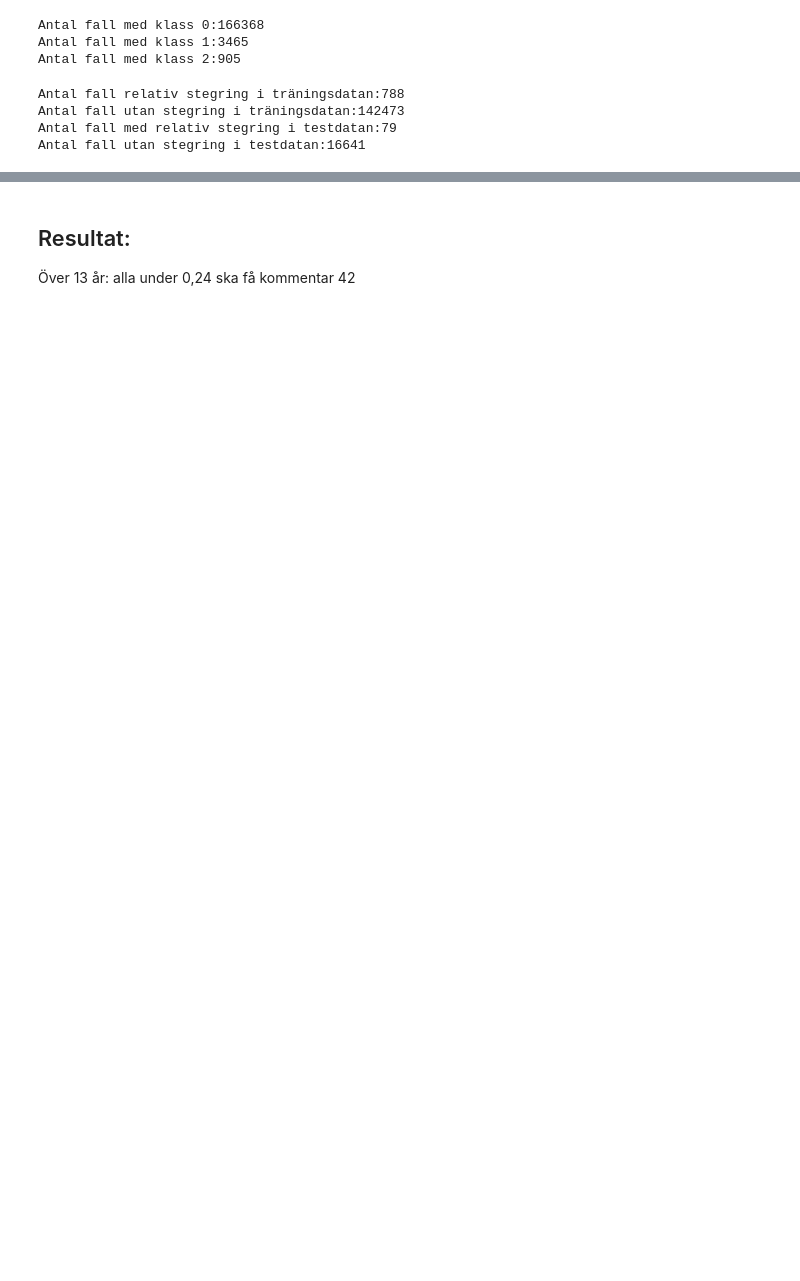
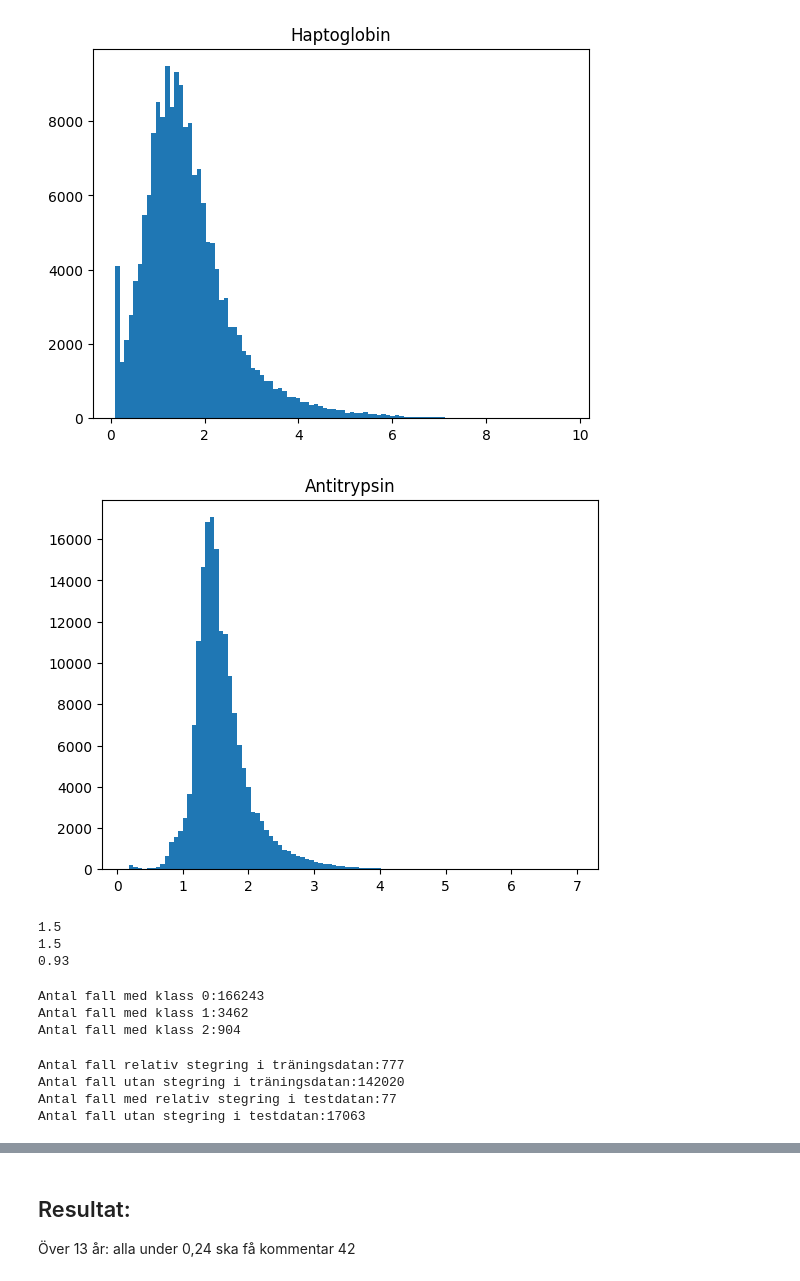
Before and after one commit to andreasjak/MSc26_Assar, a Jupyter notebook: andra biomarkörer/haptoglobin.ipynb, the cells around one changed output, grey strips where cells are left out. Saved outputs shown, nothing was run; the diff lists cells and outputs as text; code cells hidden in the pictures; blank space fills up the shorter version.

```diff
--- a/andra biomarkörer/haptoglobin.ipynb
+++ b/andra biomarkörer/haptoglobin.ipynb
@@ -8,6 +8,8 @@ import torch.nn as nn
 from torch.utils.data import DataLoader, TensorDataset
 from sklearn.metrics import mean_absolute_error
 import matplotlib.pyplot as plt
+from functions.analyte import ANALYTES
+
 
 
 con = duckdb.connect('../capillary.db')
@@ -21,41 +23,67 @@ df = con.execute("""
                     any_value(age) as age,
                     any_value(set) as set,
                     any_value(haptoglobin) as haptoglobin,
-                    any_value(analysis) as analysis,
-                    any_value(protein_value) as protein_value
+                    any_value(albumin) as albumin,
+                    any_value(orosomukoid) as orosomukoid,
+                    any_value(crp) as crp,
+                    any_value(antitrypsin) as antitrypsin,
+                    any_value(label) as label
                 FROM protein_data p
                 LEFT JOIN comment_precences c
                     ON p.id = c.row_id
                 GROUP BY id
                  """).df()
 
 con.close()
 
 def to_severity(comments: list[int]):
     max_found = 0
     for comment in comments:
         result = map_severity(comment)
         if result > max_found:
             max_found = result
     return max_found
 
 
 def map_severity(label: int) -> int:
     severity = 0
     match label:
         case 40 |41 |42:
             severity = 1 #absolut
         case 43 | 44 | 45:
             severity = 2 #relativ
         case _:
             severity = 0
     return severity
 
+protein_cols = [a.col for a in ANALYTES[0:5]]
+
+df = df.dropna(subset=protein_cols)
 
 
 df['severity'] = df['comment_nr'].apply(to_severity)
 df['relativ'] = (df['severity'] == 2).astype(int)
 df = df[df['age']> 13]
+
+plt.figure()
+plt.title("Haptoglobin")
+plt.hist(df['haptoglobin'],bins=100)
+plt.show()
+
+plt.figure()
+plt.title("Antitrypsin")
+plt.hist(df['antitrypsin'],bins=100)
+plt.show()
+
+print(np.median(df[df['label'] == 0]['antitrypsin']))
+print(np.median(df[df['label'] == 0]['haptoglobin']))
+print(np.median(df[df['label'] == 0]['orosomukoid']))
+# %% [output]
+[figure, added]
+[figure, added]
+1.5
+1.5
+0.93
 # %%
 severity_range = [0,1,2]
 
@@ -72,9 +100,9 @@ for i in severity_range:
     no_occurences = (df['severity'] == i).sum()
     position_weights.append( most_frequent/no_occurences)
 # %% [output]
-Antal fall med klass 0:166368
-Antal fall med klass 1:3465
-Antal fall med klass 2:905
+Antal fall med klass 0:166243
+Antal fall med klass 1:3462
+Antal fall med klass 2:904
 # %%
 
 
@@ -88,10 +116,10 @@ print(f"Antal fall utan stegring i träningsdatan:{(train_rows['severity'] == 0)
 print(f"Antal fall med relativ stegring i testdatan:{(test_rows['severity'] == 2).sum()}")
 print(f"Antal fall utan stegring i testdatan:{(test_rows['severity'] == 0).sum()}")
 # %% [output]
-Antal fall relativ stegring i träningsdatan:788
-Antal fall utan stegring i träningsdatan:142473
-Antal fall med relativ stegring i testdatan:79
-Antal fall utan stegring i testdatan:16641
+Antal fall relativ stegring i träningsdatan:777
+Antal fall utan stegring i träningsdatan:142020
+Antal fall med relativ stegring i testdatan:77
+Antal fall utan stegring i testdatan:17063
 # %%
 plt.figure()
 plt.hist(train_rows[train_rows['severity'] == 1]['haptoglobin'],bins=100)
```
Also changed, not shown: parts of 3 cells of this notebook, 44 other files.
